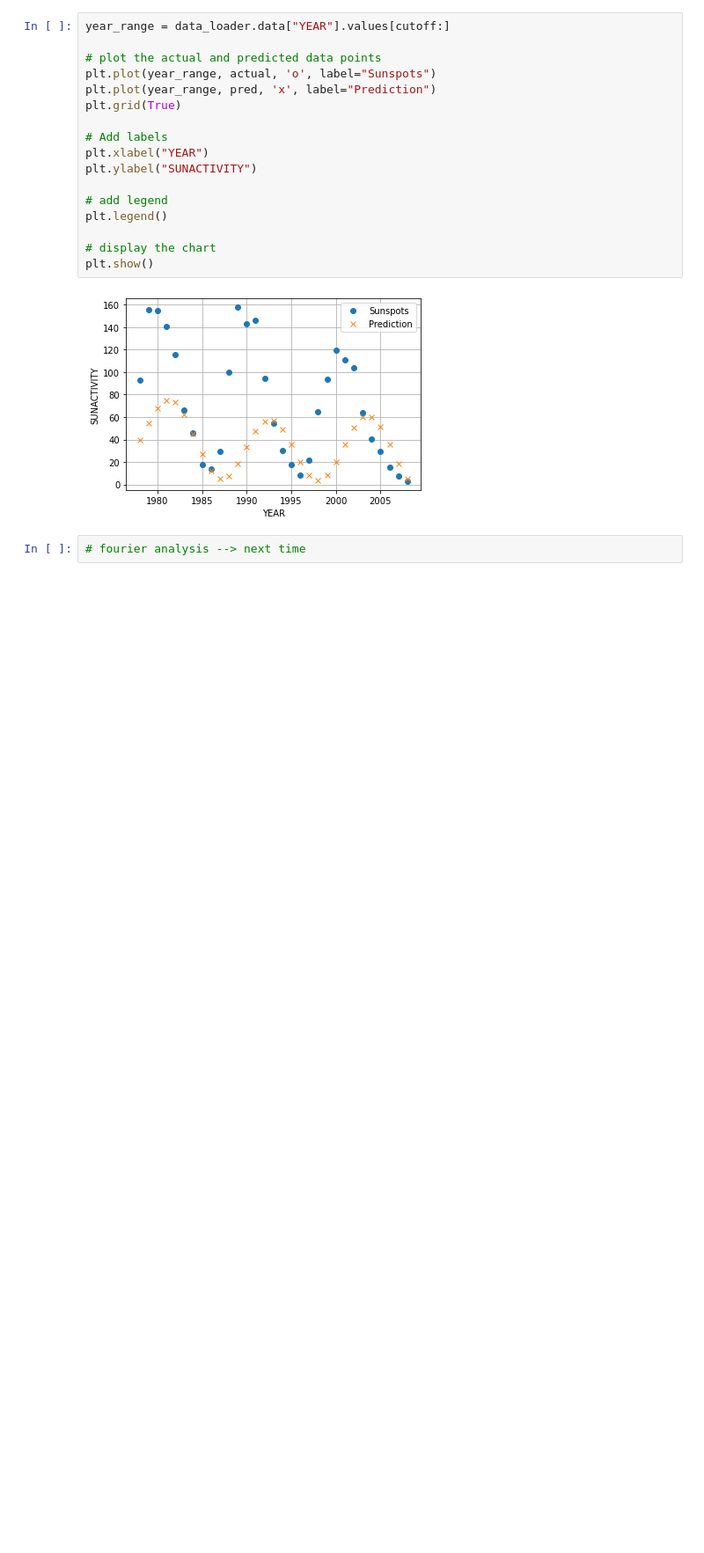
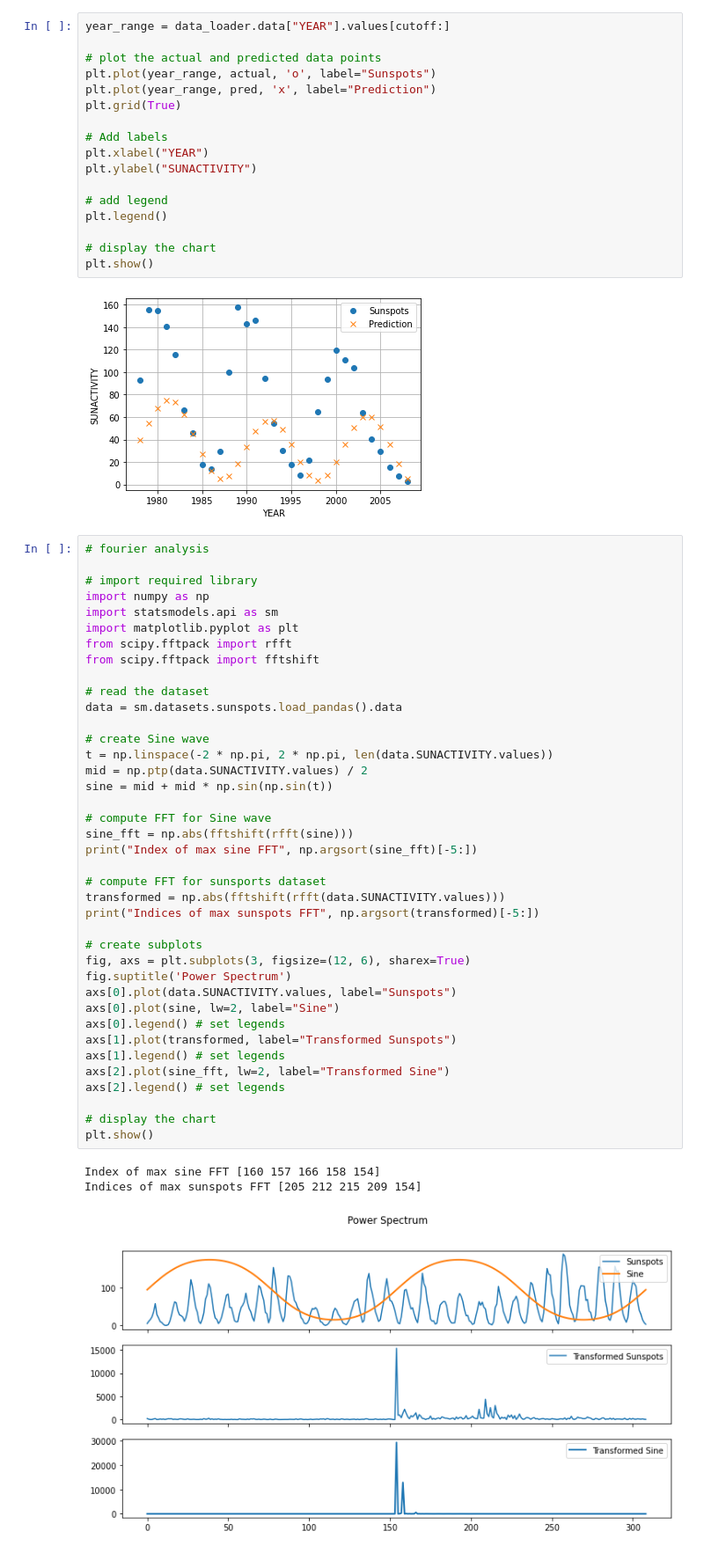
Before and after one commit to lh77x7/Python-data-analysis, a Jupyter notebook: chap8/chap8-signal_time_Processing.ipynb, the cells around one changed output. Shown at 88% size. Cells and saved outputs as stored; diff of their text form; blank space fills up the shorter version.

```diff
--- a/chap8/chap8-signal_time_Processing.ipynb
+++ b/chap8/chap8-signal_time_Processing.ipynb
@@ -403,4 +403,45 @@ plt.show()
 # %% [output]
 [figure]
 # %%
-# fourier analysis --> next time
+# fourier analysis
+
+# import required library
+import numpy as np
+import statsmodels.api as sm
+import matplotlib.pyplot as plt
+from scipy.fftpack import rfft
+from scipy.fftpack import fftshift
+
+# read the dataset
+data = sm.datasets.sunspots.load_pandas().data
+
+# create Sine wave
+t = np.linspace(-2 * np.pi, 2 * np.pi, len(data.SUNACTIVITY.values))
+mid = np.ptp(data.SUNACTIVITY.values) / 2
+sine = mid + mid * np.sin(np.sin(t))
+
+# compute FFT for Sine wave
+sine_fft = np.abs(fftshift(rfft(sine)))
+print("Index of max sine FFT", np.argsort(sine_fft)[-5:])
+
+# compute FFT for sunsports dataset
+transformed = np.abs(fftshift(rfft(data.SUNACTIVITY.values)))
+print("Indices of max sunspots FFT", np.argsort(transformed)[-5:])
+
+# create subplots
+fig, axs = plt.subplots(3, figsize=(12, 6), sharex=True)
+fig.suptitle('Power Spectrum')
+axs[0].plot(data.SUNACTIVITY.values, label="Sunspots")
+axs[0].plot(sine, lw=2, label="Sine")
+axs[0].legend() # set legends
+axs[1].plot(transformed, label="Transformed Sunspots")
+axs[1].legend() # set legends
+axs[2].plot(sine_fft, lw=2, label="Transformed Sine")
+axs[2].legend() # set legends
+
+# display the chart
+plt.show()
+# %% [output]
+Index of max sine FFT [160 157 166 158 154]
+Indices of max sunspots FFT [205 212 215 209 154]
+[figure, added]
```
Also changed, not shown: parts of 1 cell of this notebook.
